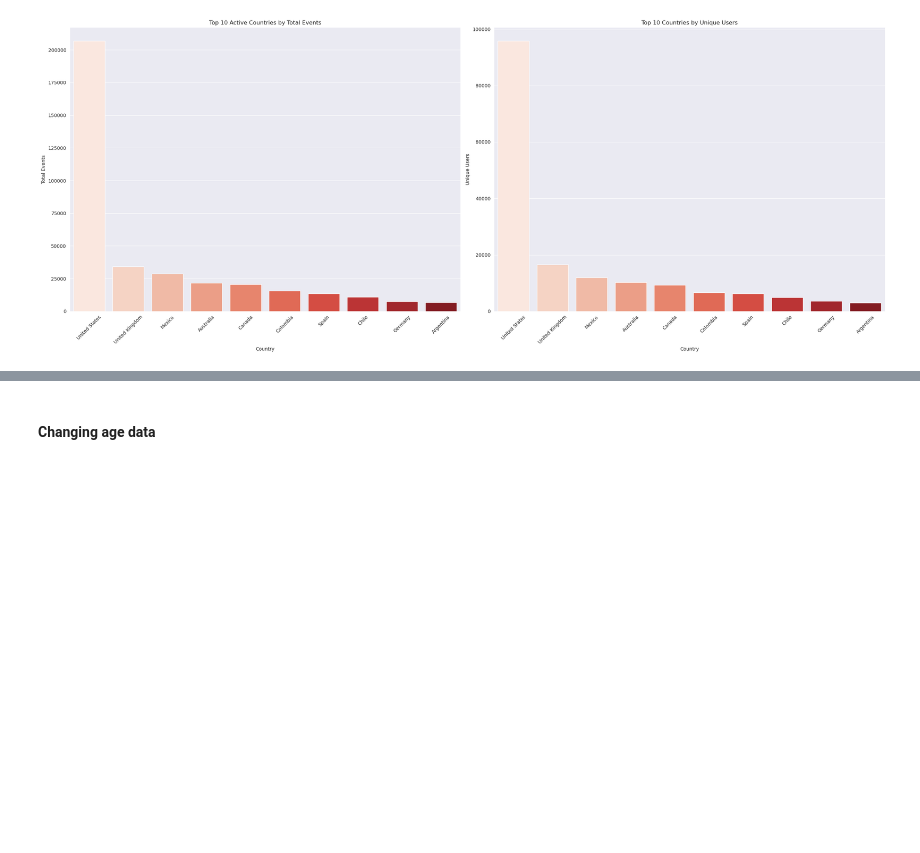
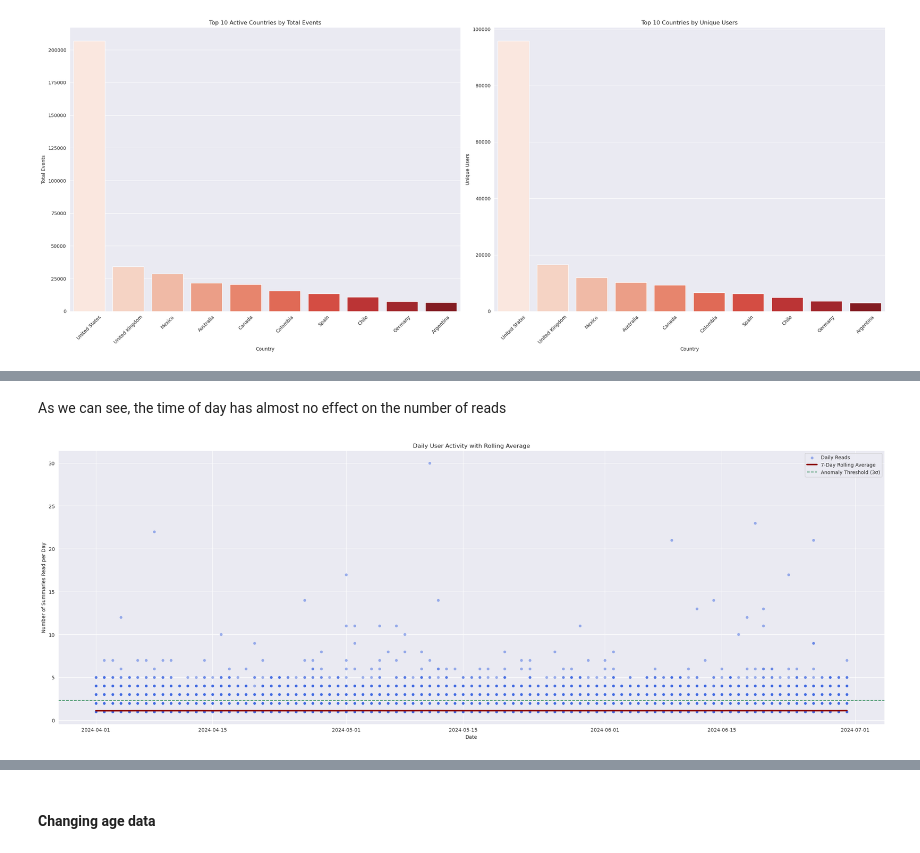
Before and after one commit to PavloKukurik/Test_task_PA_Headway, a Jupyter notebook: test.ipynb, the cells around one changed output, grey strips where cells are left out. Cells and saved outputs as stored; diff of their text form; code cells hidden in the pictures; blank space fills up the shorter version.

```diff
--- a/test.ipynb
+++ b/test.ipynb
@@ -531,0 +681,6 @@ plot_country_activity(df_cleaned)
+# %% [markdown]
+As we can see, the time of day has almost no effect on the number of reads
+# %%
+plot_user_activity(user_daily_reads)
+# %% [output]
+[figure, added]
```
Also changed, not shown: parts of 43 cells of this notebook.
